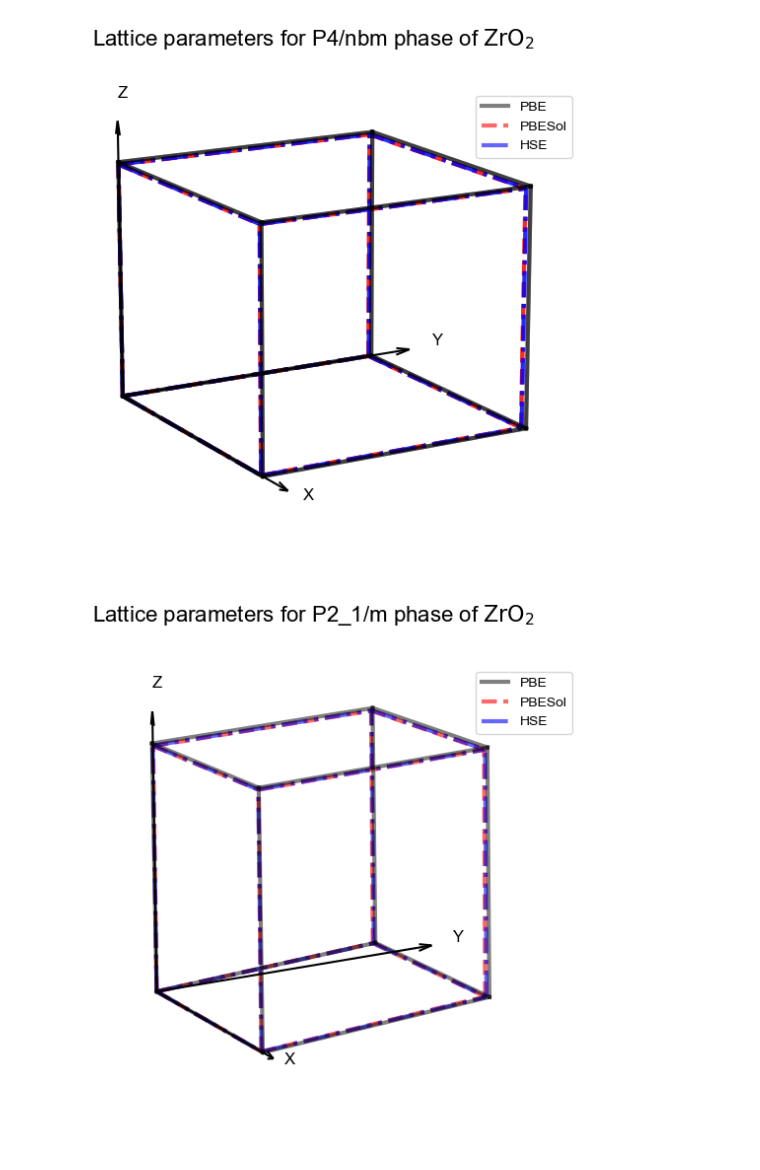
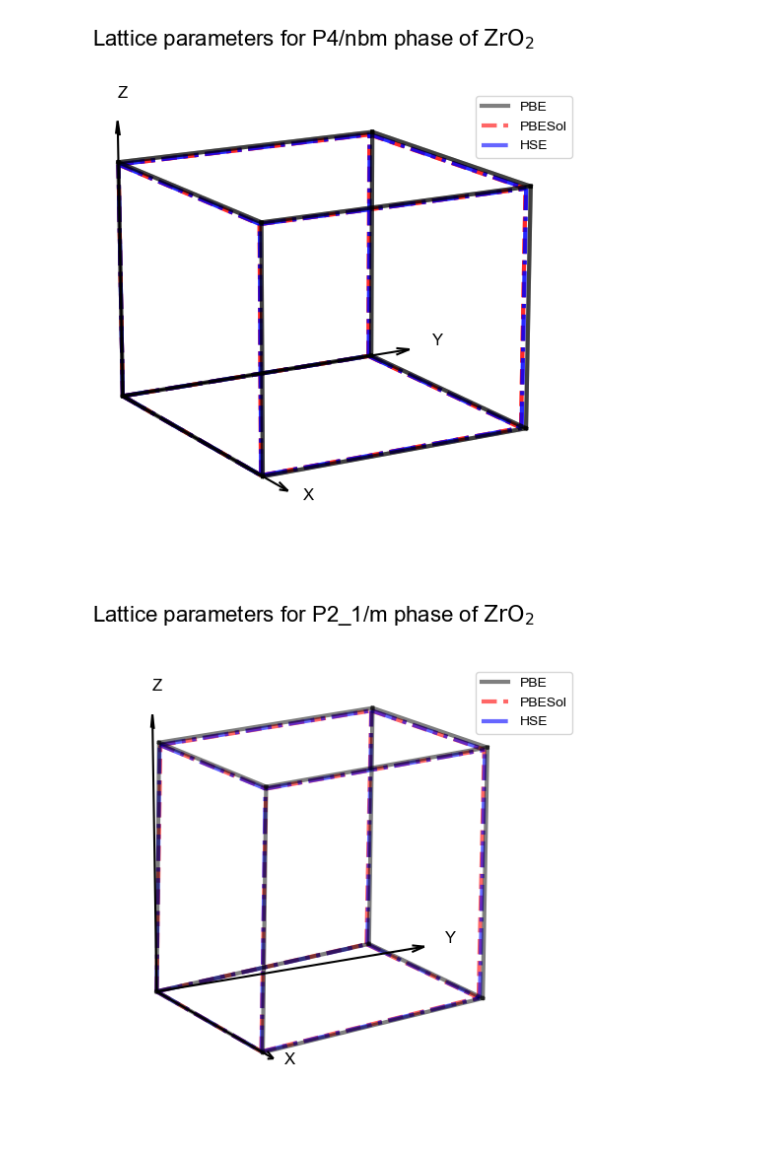
Before and after one commit to xuechuang1999/process-data-of-phase, a Jupyter notebook: structure_info/draw_structure_version__0.1.ipynb, the cells around one changed output. Cells and saved outputs as stored; diff of their text form; code cells hidden in the pictures.

```diff
--- a/structure_info/draw_structure_version__0.1.ipynb
+++ b/structure_info/draw_structure_version__0.1.ipynb
@@ -67,13 +67,31 @@ def plot_structure(df):
 
                 # Define the transformation matrix for the lattice
                 # Using the full formula for non-orthogonal lattice
+                # A = np.array([
+                #     [a, 0, 0],
+                #     [b * np.cos(gamma_rad), b * np.sin(gamma_rad), 0],
+                #     [c * np.cos(beta_rad),
+                #      c * (np.cos(alpha_rad) - np.cos(beta_rad) * np.cos(gamma_rad)) / np.sin(gamma_rad),
+                #      c * np.sqrt(1 - np.cos(beta_rad)**2 - (np.cos(alpha_rad) - np.cos(beta_rad) * np.cos(gamma_rad))**2 / np.sin(gamma_rad)**2)]
+                # ])
+
+                # A = np.array([
+                #     [a, 0, 0],
+                #     [b * np.cos(gamma_rad), b * np.sin(gamma_rad), 0],
+                #     [c * np.cos(beta_rad),
+                #      c * np.sin(beta_rad) * np.cos(alpha_rad),
+                #      c * np.sin(beta_rad) * np.sin(alpha_rad)]
+                # ])
+
                 A = np.array([
                     [a, 0, 0],
                     [b * np.cos(gamma_rad), b * np.sin(gamma_rad), 0],
                     [c * np.cos(beta_rad),
-                     c * (np.cos(alpha_rad) - np.cos(beta_rad) * np.cos(gamma_rad)) / np.sin(gamma_rad),
-                     c * np.sqrt(1 - np.cos(beta_rad)**2 - (np.cos(alpha_rad) - np.cos(beta_rad) * np.cos(gamma_rad))**2 / np.sin(gamma_rad)**2)]
+                     c * np.cos(alpha_rad) * np.sin(gamma_rad),
+                     c * np.sin(np.arccos(np.sqrt((c * np.cos(beta_rad)**2 +( c * np.cos(alpha_rad) * np.sin(gamma_rad))**2))/c))
+                     ]
                 ])
+
 
                 # Generate the 8 corners of the unit cell based on the lattice matrix
                 corners = []
@@ -176,6 +194,6 @@ plot_structure(df)
 [figure]
 [figure]
-[figure, old version]
+[figure, new version]
 [figure]
 [figure]
 [figure]
```
Also changed, not shown: parts of 1 cell of this notebook, 25 other files.
